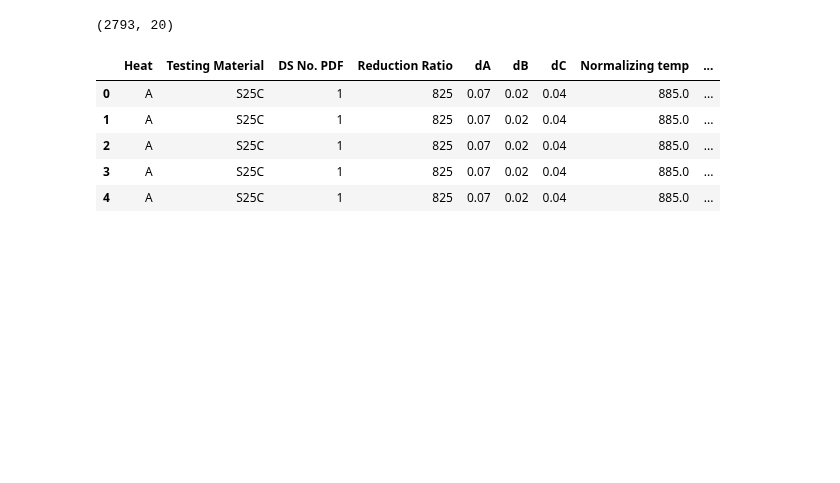
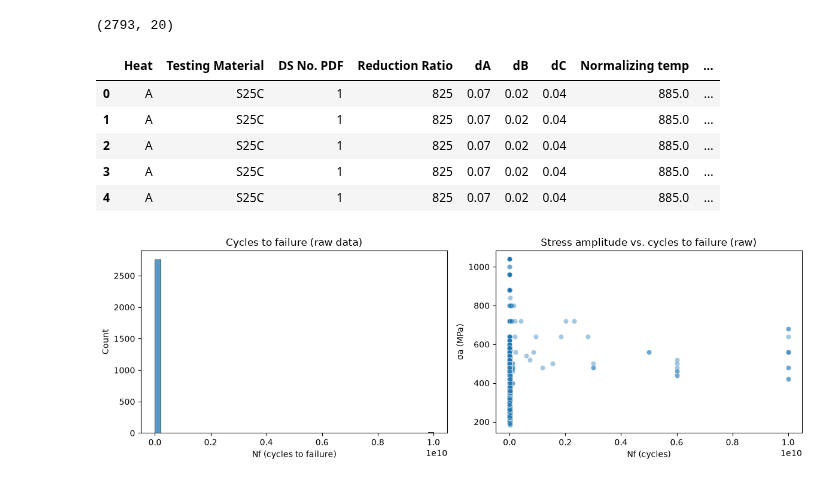
Before and after one commit to LeiliJL/DAT305-Project, a Jupyter notebook: notebooks/01_EDA_preprocessing.ipynb, the cells around one changed output. Drawn from its saved outputs; the diff is of its cells as text; code cells hidden in the pictures; blank space fills up the shorter version.

```diff
--- a/notebooks/01_EDA_preprocessing.ipynb
+++ b/notebooks/01_EDA_preprocessing.ipynb
@@ -12,3 +12,27 @@ df.head()
 | 2 | A | S25C | 1 | 825 | 0.07 | 0.02 | 0.04 | 885.0 | ... |
 | 3 | A | S25C | 1 | 825 | 0.07 | 0.02 | 0.04 | 885.0 | ... |
 | 4 | A | S25C | 1 | 825 | 0.07 | 0.02 | 0.04 | 885.0 | ... |
+# %%
+from functions import*
+
+df = pd.read_excel("../data/raw/NIMS_FATIGUE.xlsx")
+
+fig, axes = plt.subplots(1, 2, figsize=(12, 4))
+
+
+# histogram of the raw data
+sns.histplot(df["Nf"], bins=50, ax=axes[0])
+axes[0].set_title("Cycles to failure (raw data)")
+axes[0].set_xlabel("Nf (cycles to failure)")
+
+# how much stress vs. cycles to failure
+sns.scatterplot(data=df, x="Nf", y="σa", alpha=0.4, ax=axes[1])
+axes[1].set_title("Stress amplitude vs. cycles to failure (raw)")
+axes[1].set_xlabel("Nf (cycles)")
+axes[1].set_ylabel("σa (MPa)")
+
+plt.tight_layout()
+plt.savefig("../figures/raw_target.png", dpi=150)
+plt.show()
+# %% [output]
+[figure, added]
```
Also changed, not shown: parts of 2 cells of this notebook, 3 other files.
